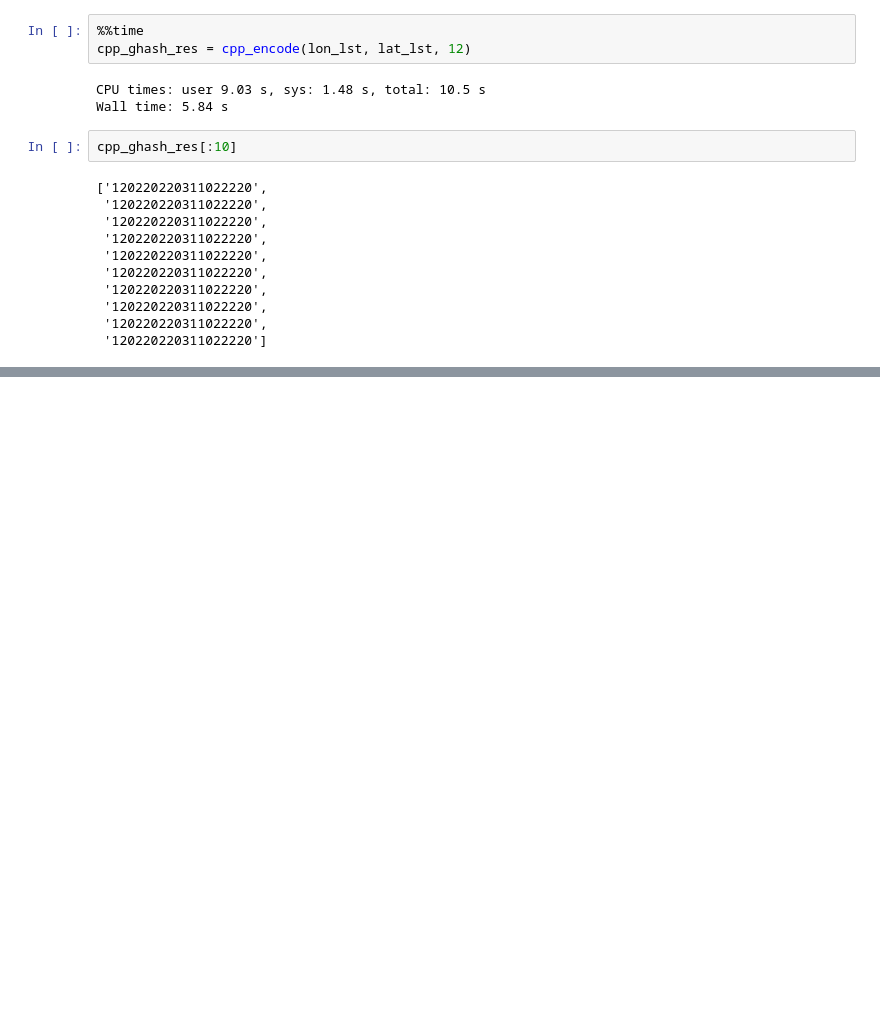
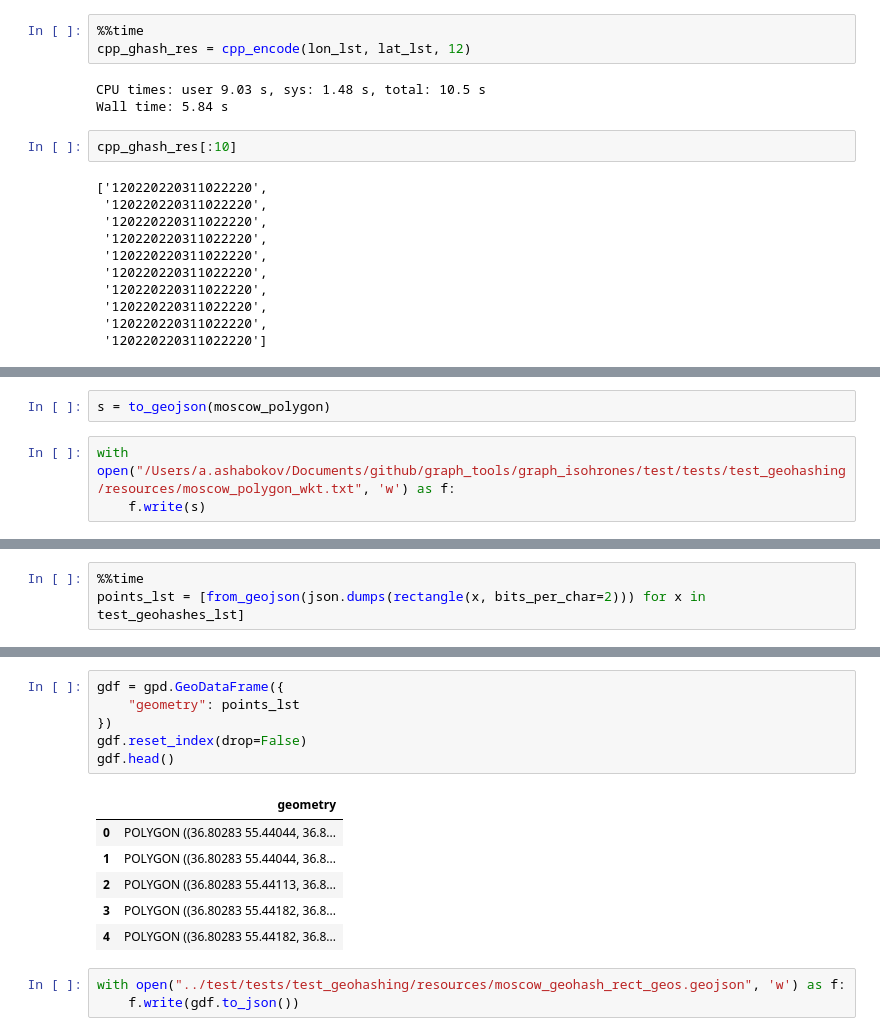
Before and after one commit to oslanaslan/graph_tools, a Jupyter notebook: graph_isohrones/python/test_graph_utils.ipynb, the cells around one changed output, grey strips where cells are left out. Drawn from its saved outputs; the diff is of its cells as text; blank space fills up the shorter version.

```diff
--- a/graph_isohrones/python/test_graph_utils.ipynb
+++ b/graph_isohrones/python/test_graph_utils.ipynb
@@ -313,0 +376,5 @@ cpp_ghash_res[:10]
+# %%
+s = to_geojson(moscow_polygon)
+# %%
+with open("/Users/a.ashabokov/Documents/github/graph_tools/graph_isohrones/test/tests/test_geohashing/resources/moscow_polygon_wkt.txt", 'w') as f:
+    f.write(s)
@@ -313,0 +389,3 @@ cpp_ghash_res[:10]
+# %%
+%%time
+points_lst = [from_geojson(json.dumps(rectangle(x, bits_per_char=2))) for x in test_geohashes_lst]
@@ -313,0 +395,16 @@ cpp_ghash_res[:10]
+# %%
+gdf = gpd.GeoDataFrame({
+    "geometry": points_lst
+})
+gdf.reset_index(drop=False)
+gdf.head()
+# %% [output]
+|  | geometry |
+| 0 | POLYGON ((36.80283 55.44044, 36.8... |
+| 1 | POLYGON ((36.80283 55.44044, 36.8... |
+| 2 | POLYGON ((36.80283 55.44113, 36.8... |
+| 3 | POLYGON ((36.80283 55.44182, 36.8... |
+| 4 | POLYGON ((36.80283 55.44182, 36.8... |
+# %%
+with open("../test/tests/test_geohashing/resources/moscow_geohash_rect_geos.geojson", 'w') as f:
+    f.write(gdf.to_json())
```
Also changed, not shown: parts of 14 cells of this notebook, 9 other files.
